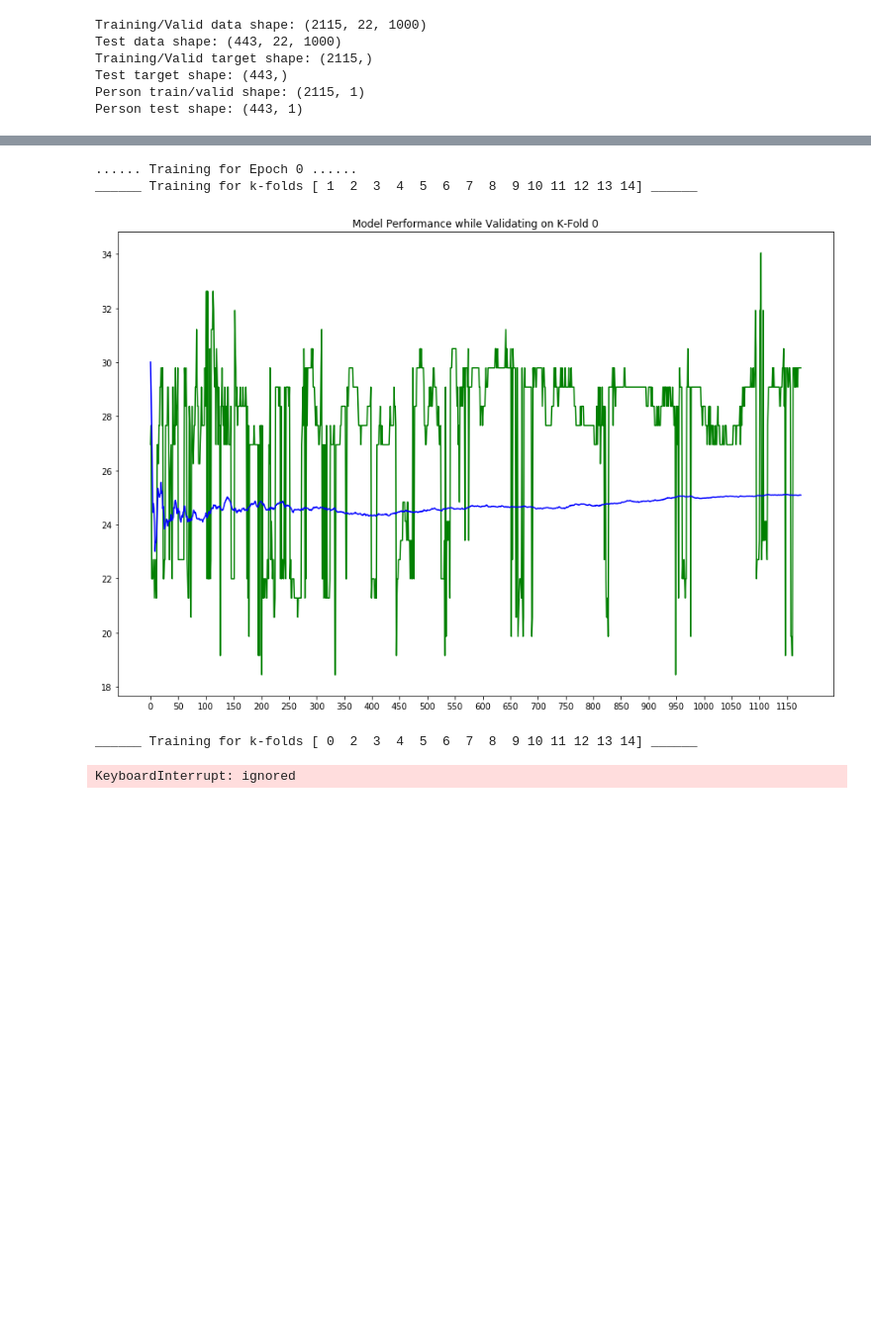
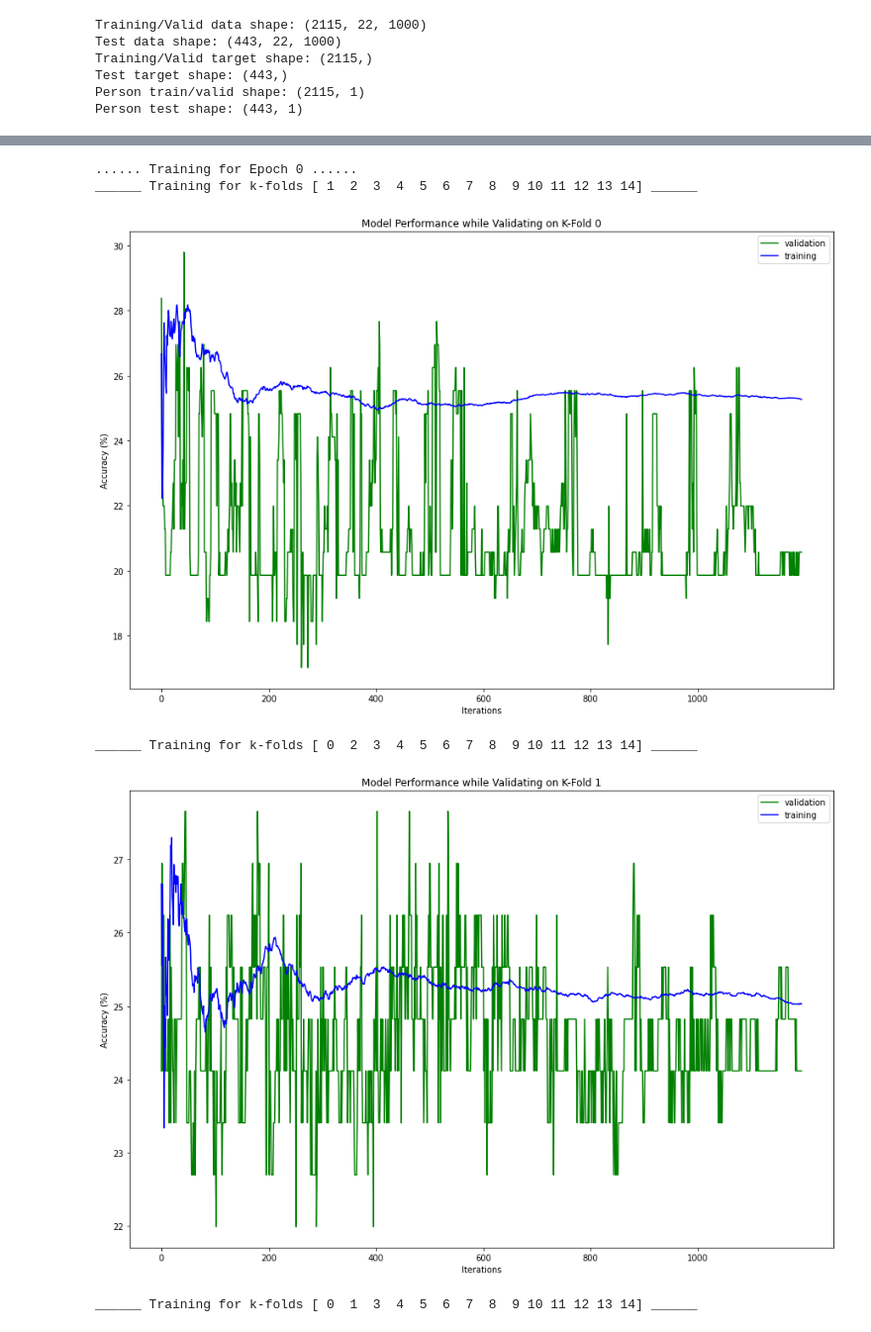
Before and after one commit to BarbBoyaji/eeg-time-series-classification, a Jupyter notebook: LSTM_Combination_Model.ipynb, the cells around one changed output, grey strips where cells are left out. Shown at 99% size. Saved outputs shown, nothing was run; the diff lists cells and outputs as text; code cells hidden in the pictures; blank space fills up the shorter version.

```diff
--- a/LSTM_Combination_Model.ipynb
+++ b/LSTM_Combination_Model.ipynb
@@ -73,7 +69,12 @@ def normalize(x):
 def plot_val_train(validation_acc, train_acc, k, its):
   f = plt.figure(figsize=(15, 10))
   plt.title(f"Model Performance while Validating on K-Fold {k}")
-  plt.plot(validation_acc, 'g-')
-  plt.plot(train_acc, 'b-')
-  plt.xticks(np.arange(0, its, step=50))  # Set label locations.
+
+
+  plt.plot(validation_acc, 'g-', label='validation')
+  plt.plot(train_acc, 'b-', label='training')
+  plt.xticks(np.arange(0, its, step=200))  # Set label locations.
+  plt.xlabel("Iterations")
+  plt.ylabel("Accuracy (%)")
+  plt.legend()
   return f
@@ -79,0 +100,25 @@ def plot_val_train(validation_acc, train_acc, k, its):
+# %%
+def augment_data(data_set, window_size, window):
+  out = np.zeros_like(data_set)
+  out = torch.from_numpy(out)
+  for i in range(data_set.shape[0]):
+    for j in range(data_set.shape[1]):
+      out[i,j,:] = torch.from_numpy(smooth(data_set[i,j,:], window_size, window))
+  return out
+# %%
+######### AUGMENT DATASET
+Smoothed = augment_data(X_train_valid, 11,'hanning')
+Normalized = normalize(Xtrain)
+
+idx1 = np.arange(X_train_valid.shape[0]//2)
+np.random.shuffle(idx1)
+
+idx2 = np.arange(X_train_valid.shape[0]//2)
+np.random.shuffle(idx2)
+
+OutX = torch.cat((Xtrain, Smoothed[idx1], Normalized[idx2]),0)
+OutY = torch.cat((Ytrain, Ytrain[idx1], Ytrain[idx2]),0)
+print(OutX.size())
+
+Xtrain = OutX
+Ytrain = OutY
@@ -232,7 +279,7 @@ for epoch in range(epochs):
       train_correct += (1*(predicted == classes)).sum()
       train_total += float(classes.size(0))
 
-      if i % 50:
+      if i % 200:
         #print(f"______ Validating for k-fold {k} ______")
         combo_model.eval()
 
@@ -260,33 +307,34 @@ for epoch in range(epochs):
         training_accuracy = 100*(train_correct/train_total)
 
         #print(f"correct: {correct}, total: {total}")
         #print(f"prediction: {predicted_classes}\nexpected_classes: {expected_classes}")
         #print(f"Iteration: {iter_}, Loss: {probs.item()}, Validation Accuracy: {validation_accuracy}%, Training Accuracy: {training_accuracy}%\n")
 
         #store info for graphing later
         validation_store[k].append(validation_accuracy.item())
         loss_store[k].append(probs.item())
         training_store[k].append(training_accuracy.item())
 
         #--- Early stopping criterion here --- #
         if validation_accuracy > 73.0:
           #store
           print("Early Stopping!")
           stop_now = True
           break
 
     #iterate the validate fold
     validate_fold +=1
 
     #store the model
     model_store.append(copy.deepcopy(combo_model))
 
     #plot things
     plot = plot_val_train(validation_store[k], training_store[k], k, iterations)
     plt.show(plot)
 # %% [output]
 ...... Training for Epoch 0 ......
 ______ Training for k-folds [ 1  2  3  4  5  6  7  8  9 10 11 12 13 14] ______
-[figure, old version]
+[figure, new version]
 ______ Training for k-folds [ 0  2  3  4  5  6  7  8  9 10 11 12 13 14] ______
+[figure, added]
-KeyboardInterrupt: ignored
+______ Training for k-folds [ 0  1  3  4  5  6  7  8  9 10 11 12 13 14] ______
```
Also changed, not shown: parts of 6 cells of this notebook, 6 other files.
